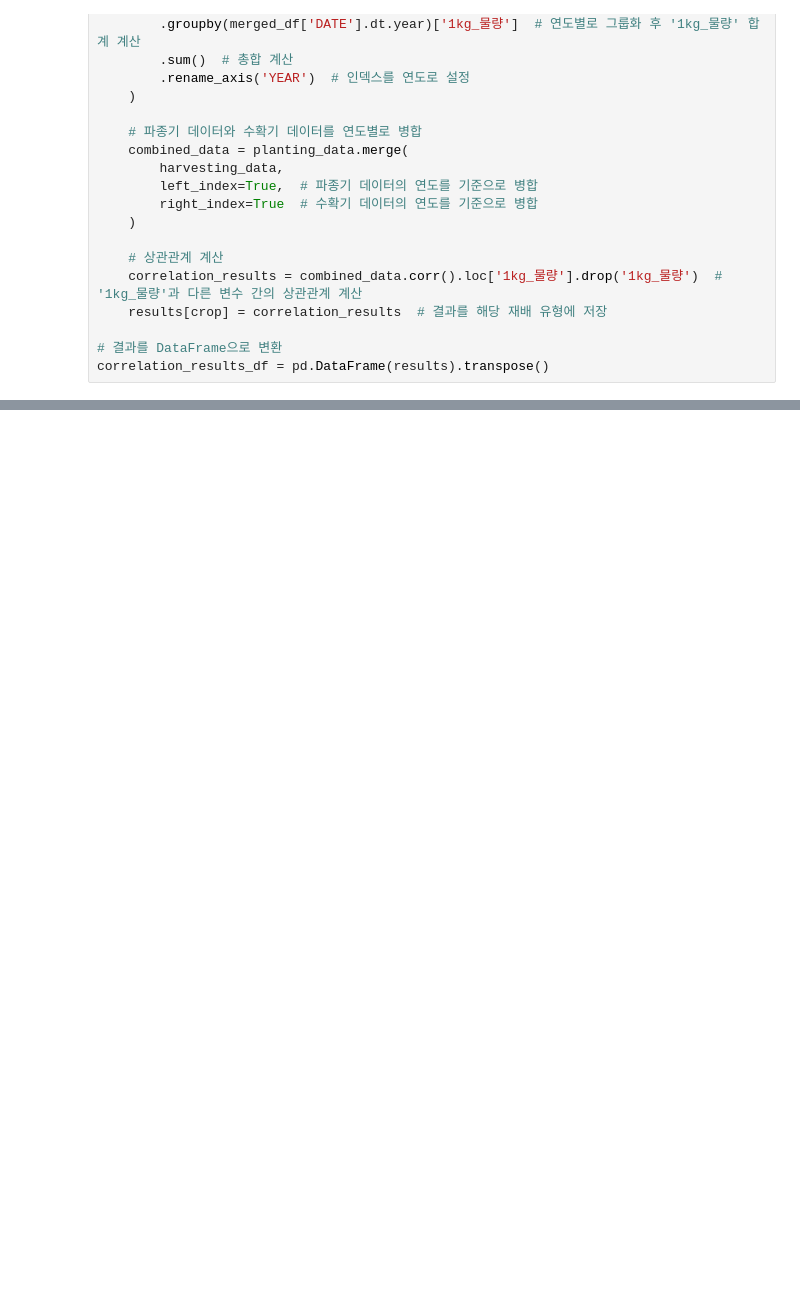
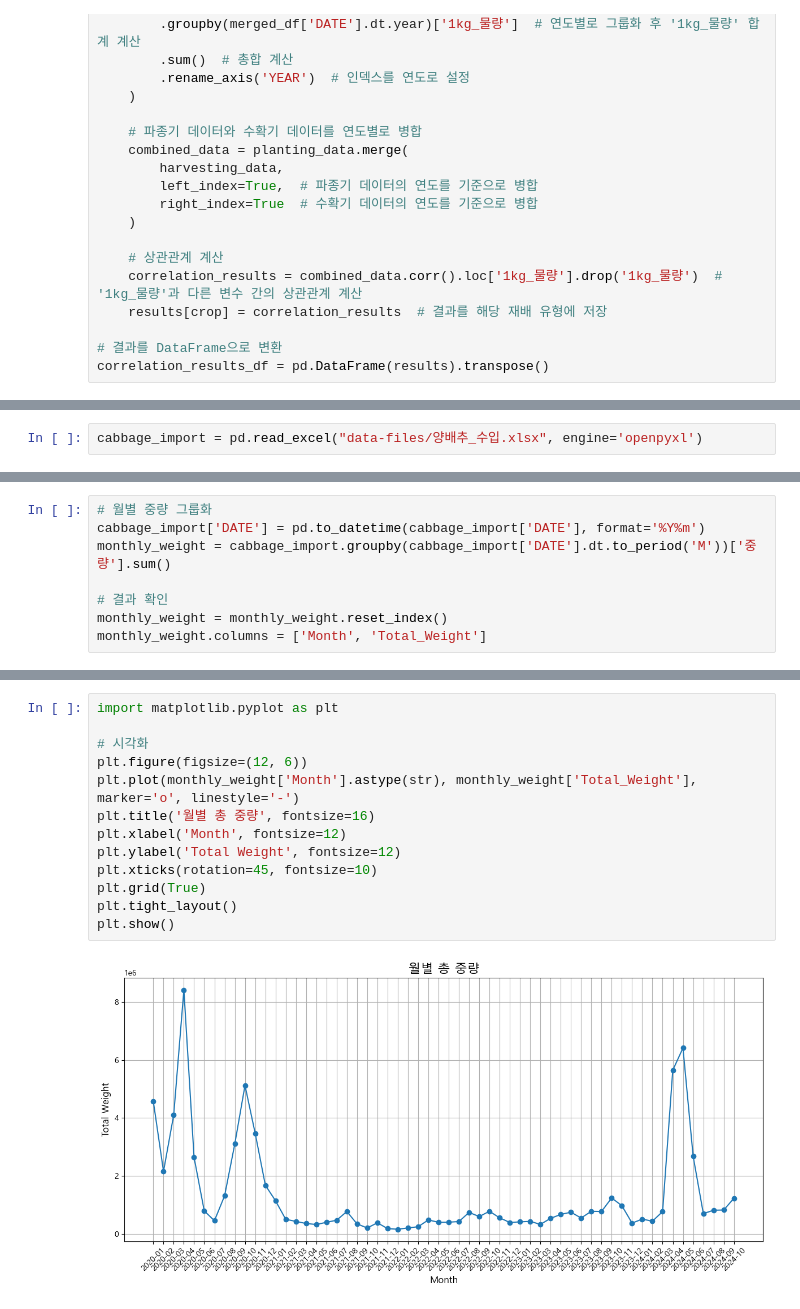
Before and after one commit to cocomong2/second-project, a Jupyter notebook: Mook/cabbage.ipynb, the cells around one changed output, grey strips where cells are left out. Cells and saved outputs as stored; diff of their text form; blank space fills up the shorter version.

```diff
--- a/Mook/cabbage.ipynb
+++ b/Mook/cabbage.ipynb
@@ -443,0 +431,2 @@ total_data_count = len(filtered_df)
+# %%
+cabbage_import = pd.read_excel("data-files/양배추_수입.xlsx", engine='openpyxl')
@@ -443,0 +449,8 @@ total_data_count = len(filtered_df)
+# %%
+# 월별 중량 그룹화
+cabbage_import['DATE'] = pd.to_datetime(cabbage_import['DATE'], format='%Y%m')
+monthly_weight = cabbage_import.groupby(cabbage_import['DATE'].dt.to_period('M'))['중량'].sum()
+
+# 결과 확인
+monthly_weight = monthly_weight.reset_index()
+monthly_weight.columns = ['Month', 'Total_Weight']
@@ -443,0 +477,15 @@ total_data_count = len(filtered_df)
+# %%
+import matplotlib.pyplot as plt
+
+# 시각화
+plt.figure(figsize=(12, 6))
+plt.plot(monthly_weight['Month'].astype(str), monthly_weight['Total_Weight'], marker='o', linestyle='-')
+plt.title('월별 총 중량', fontsize=16)
+plt.xlabel('Month', fontsize=12)
+plt.ylabel('Total Weight', fontsize=12)
+plt.xticks(rotation=45, fontsize=10)
+plt.grid(True)
+plt.tight_layout()
+plt.show()
+# %% [output]
+[figure, added]
```
Also changed, not shown: parts of 19 cells of this notebook, 4 other files.
